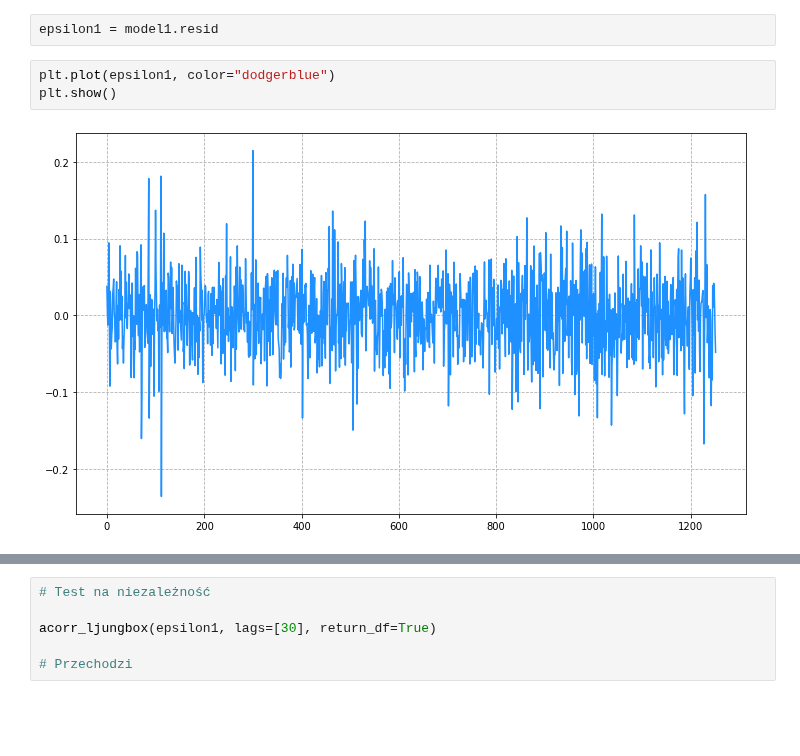
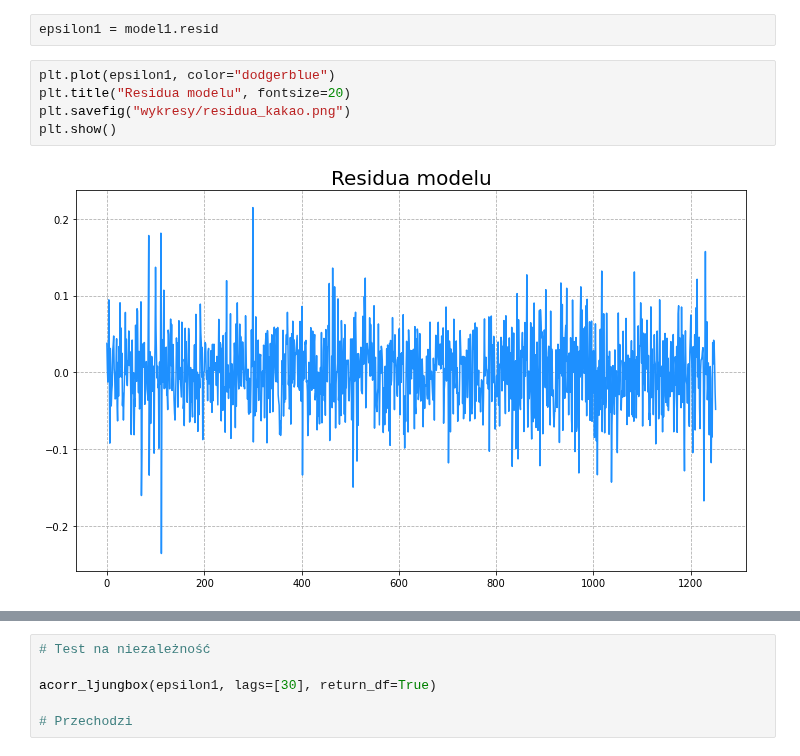
Before and after one commit to KatarzynaTurbanska/enterprise_risk_management, a Jupyter notebook: Prezentacja 3/dywersyfikacja.ipynb, the cells around one changed output, grey strips where cells are left out. Drawn from its saved outputs; the diff is of its cells as text; blank space fills up the shorter version.

Commit message:
add plots png files

```diff
--- a/Prezentacja 3/dywersyfikacja.ipynb
+++ b/Prezentacja 3/dywersyfikacja.ipynb
@@ -286,9 +290,11 @@ plt.show()
 epsilon1 = model1.resid
 # %%
 plt.plot(epsilon1, color="dodgerblue")
+plt.title("Residua modelu", fontsize=20)
+plt.savefig("wykresy/residua_kakao.png")
 plt.show()
 # %% [output]
-[figure, old version]
+[figure, new version]
 # %%
 # Test na stałość wariancji
 
```
Also changed, not shown: parts of 33 cells of this notebook, 10 other files.
